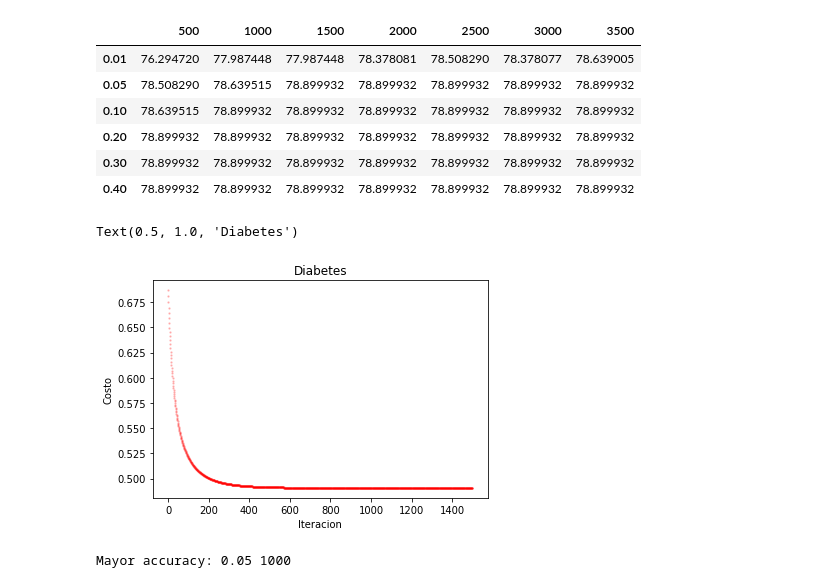
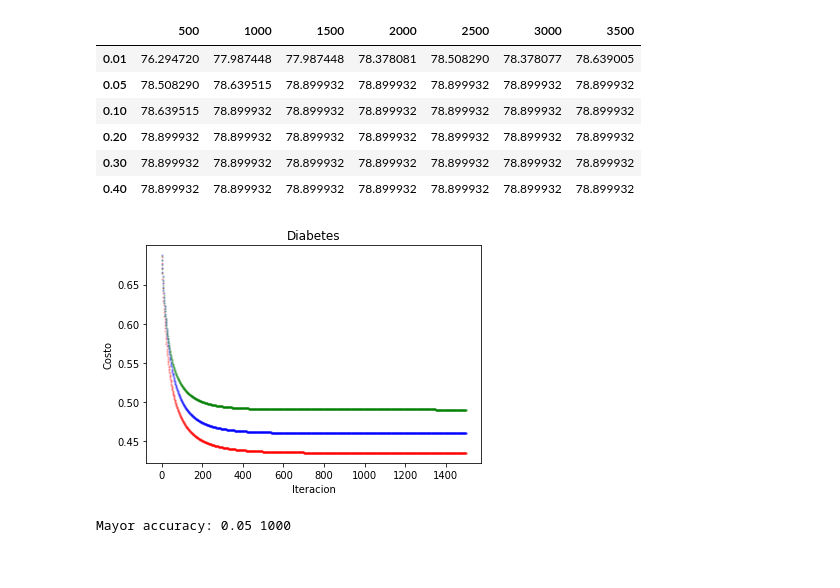
Before and after one commit to ytuza/RegresionLogistica, a Jupyter notebook: RegresionLogistica.ipynb, the cells around one changed output. Drawn from its saved outputs; the diff is of its cells as text; code cells hidden in the pictures.

Commit message:
3 split

```diff
--- a/RegresionLogistica.ipynb
+++ b/RegresionLogistica.ipynb
@@ -187,15 +185,19 @@ Mayor accuracy : 0.05 1500
 | 0.30 | 78.899932 | 78.899932 | 78.899932 | 78.899932 | 78.899932 | 78.899932 | 78.899932 |
 | 0.40 | 78.899932 | 78.899932 | 78.899932 | 78.899932 | 78.899932 | 78.899932 | 78.899932 |
 # %%
-#Experimento 2 Diabetes
-_, costos = Gradiente_Descendiente(tr_Diab_x, tr_Diab_y, theta_Diab, its[min[1]], alphas[min[0]])
-plt.scatter(np.arange(its[min[1]]),costos,alpha=0.2, c="red", s=2)
-plt.xlabel('Iteracion')
-plt.ylabel('Costo')
-plt.title('Diabetes')
+#Experimento 2 Diabetes (3 splits)
+cos = ["red","blue","green"]
+for k in range(3):
+  tr_Diab, te_Diab = split_Tr_Te(full_Diab,[k],3)
+  tr_Diab_x, tr_Diab_y, te_Diab_x, te_Diab_y = gen_Tr_Te(te_Diab,te_Diab)
+  theta_Diab = np.zeros(tr_Diab_x.shape[1])[np.newaxis]
+  _, costos = Gradiente_Descendiente(tr_Diab_x, tr_Diab_y, theta_Diab, its[min[1]], alphas[min[0]])
+  plt.scatter(np.arange(its[min[1]]),costos,alpha=0.2, c=cos[k], s=2)
+  plt.xlabel('Iteracion')
+  plt.ylabel('Costo')
+  plt.title('Diabetes')
 # %% [output]
-Text(0.5, 1.0, 'Diabetes')
-[figure, old version]
+[figure, new version]
 # %%
 #Experimento 2 Enf Cardiaca
 
```
Also changed, not shown: parts of 3 cells of this notebook.
